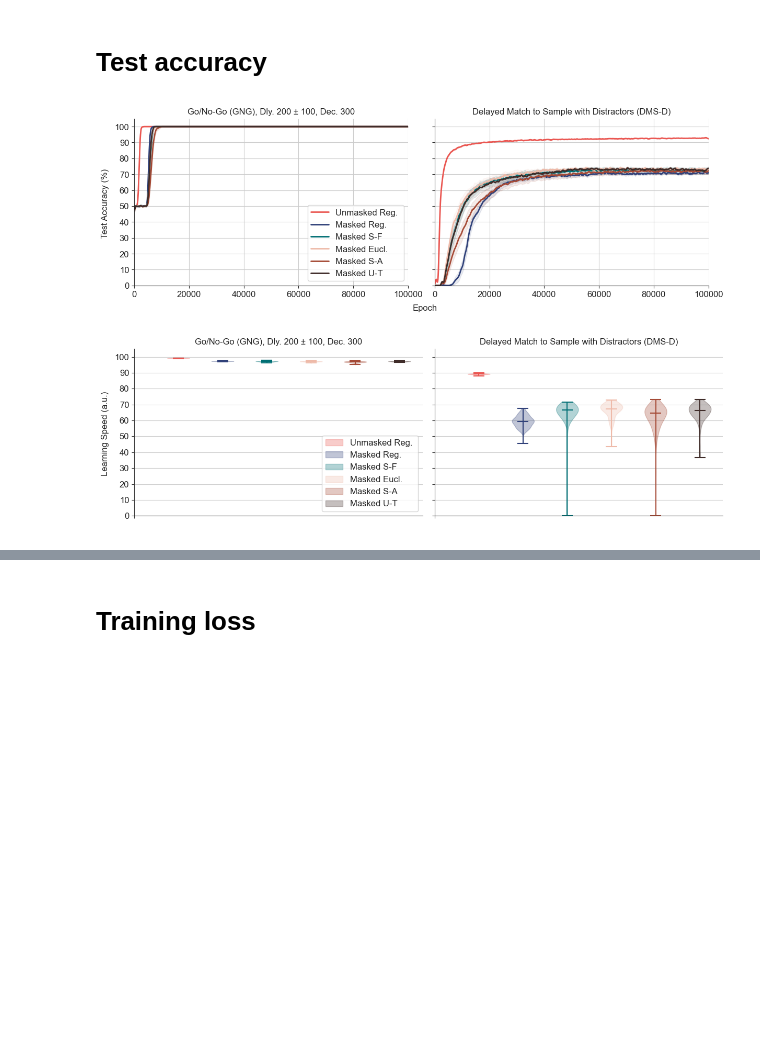
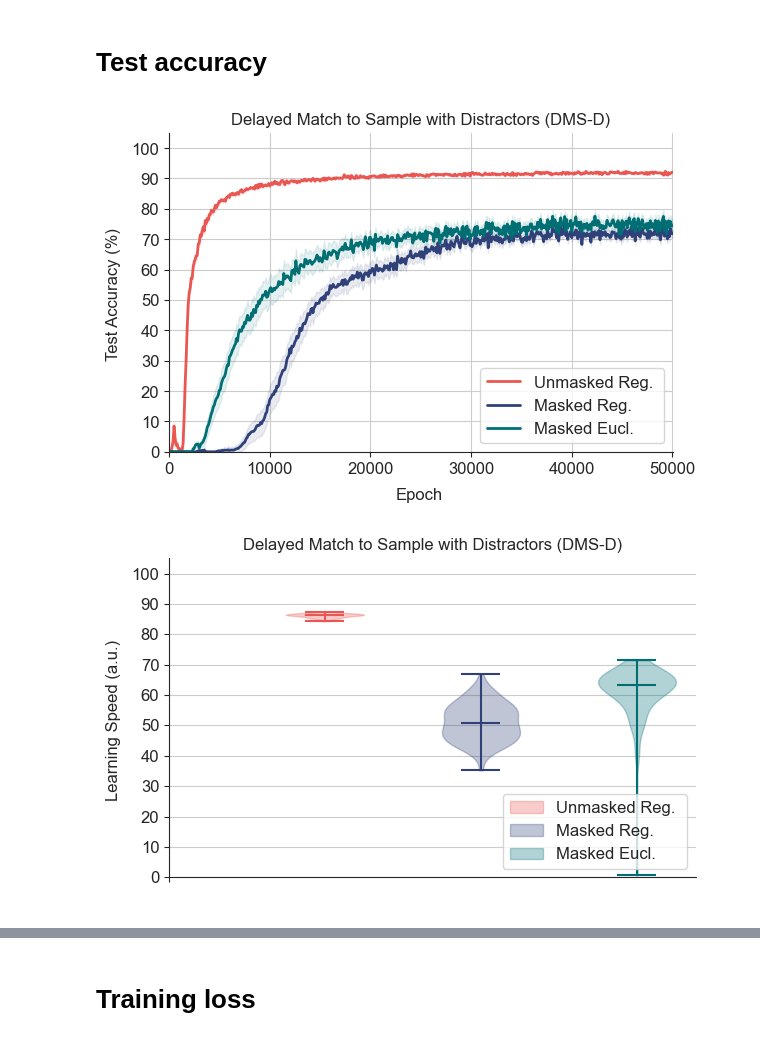
Before and after one commit to LindenParkesLab/neuro_rnn, a Jupyter notebook: scripts/biornn_results_performance.ipynb, the cells around one changed output, grey strips where cells are left out. Saved outputs shown, nothing was run; the diff lists cells and outputs as text; code cells hidden in the pictures; blank space fills up the shorter version.

```diff
--- a/scripts/biornn_results_performance.ipynb
+++ b/scripts/biornn_results_performance.ipynb
@@ -26,13 +26,13 @@ warnings.simplefilter(action='ignore', category=UserWarning)
 # Files and parameters
 # %%
 # directories and files
-model_params_name = 'model_params_202603bp'
+model_params_name = 'model_params_202606d'
 username = os.getenv('USER')
 if sys.platform == 'darwin':
     if username == 'ahmad':
         datadir = '/Users/ahmad/software/snaplab_github/neuro_rnn/data'
-        # modeldir = '/Users/ahmad/data/rutgers/neuro_rnn/results/pytorch/model/' + model_params_name
-        modeldir = '/Volumes/Sabrent_2TB/rutgers/neuro_rnn/data/' + model_params_name
+        modeldir = '/Users/ahmad/data/rutgers/neuro_rnn/results/pytorch/model/' + model_params_name
+        # modeldir = '/Volumes/Sabrent_2TB/rutgers/neuro_rnn/data/' + model_params_name
         outdir = modeldir
 elif sys.platform == 'linux':
     if username == 'ab2792':
@@ -50,10 +50,14 @@ check_only = False
 verbose = True
 save_figs = False
 
+# plotting / analysis horizon
+n_epochs_plot = 50000   # max epoch to plot & analyze (None = use all logged epochs)
+epochs_per_log = None   # epochs between logged points (None = infer per model from the outputs file)
+
 # select rows from model params CSV
 # rows_to_plot = None
-rows_to_plot = [0, 1, 4, 5, 6, 7,    8,  9, 12, 13, 14, 15]
-rows_to_plot = [2, 3, 4, 5, 6, 7,   10, 11, 12, 13, 14, 15]
+rows_to_plot = [10, 11, 13]
+rows_to_plot = [0, 1, 2]
 
 model_params, task_names, n_tasks, kernel_labels, n_kernels = utils.get_params_dataframe(
     model_params_file, rows=rows_to_plot, verbose=verbose)
@@ -111,6 +106,7 @@ if check_only:
 else:
 
     loaded_accuracy = []
+    loaded_log_freq = []   # inferred epochs-between-logged-points, per model
     loaded_loss = []
     loaded_loss_task = []
     loaded_loss_spatial = []
@@ -132,6 +128,10 @@ else:
             # load test accuracy
             loaded_accuracy.append(output_manager.load_key_across_runs('test_accuracy', epoch=final_epoch))
 
+            # infer logging cadence: (final_epoch + 1) spread over the logged points
+            acc_len = loaded_accuracy[-1][0].shape[0]
+            loaded_log_freq.append(int(round((final_epoch + 1) / max(acc_len - 1, 1))))
+
             # load training losses
             try:
                 loaded_loss.append(output_manager.load_key_across_runs('training_loss', epoch=final_epoch))
@@ -153,7 +153,8 @@ if not check_only:
 
     color_palette = utils.get_my_colors(cat_trio=False, as_list=True)
 
-    smooth_data = 7
+    smooth_data = 0
+    chance_line = None # 100 / 3  # chance accuracy (%); set to None to omit
 
     # initialise figures
     size_scale = 2.0
@@ -185,14 +186,14 @@ if not check_only:
             if smooth_data > 0:
                 test_accuracy = uniform_filter1d(input=test_accuracy, size=smooth_data, axis=1)
 
-            n_epochs_actual = test_accuracy.shape[1] * 100
-            n_logged_epochs = int(n_epochs_actual / 100)
-            if n_logged_epochs > 5000:
-                n_logged_epochs = 150
-                n_epochs_actual = n_logged_epochs * 100
-                test_accuracy = test_accuracy[:, :n_logged_epochs]
-            x_step = int(n_epochs_actual / n_logged_epochs)
-            x = np.arange(x_step, n_epochs_actual + x_step, x_step)
+            # epochs between logged points (explicit, else inferred per model)
+            ep_log = epochs_per_log if epochs_per_log is not None else loaded_log_freq[model_idx]
+            # keep only logged points up to n_epochs_plot (None = all); x in epochs
+            n_logged_keep = test_accuracy.shape[1]
+            if n_epochs_plot is not None:
+                n_logged_keep = min(n_logged_keep, max(1, round(n_epochs_plot / ep_log)))
+            test_accuracy = test_accuracy[:, :n_logged_keep]
+            x = np.arange(1, n_logged_keep + 1) * ep_log
 
             # compute mean and CI across runs
             accuracy_mean_runs = test_accuracy.mean(axis=0)
@@ -213,7 +214,7 @@ if not check_only:
                                               linewidth=2)
             f_plots.axes[this.task_index].fill_between(x, ci_lower, ci_upper,
                                                        color=color_palette[this.kernel_index], alpha=0.1)
-            xlims_plots[this.task_index] = np.max((xlims_plots[this.task_index], n_epochs_actual))
+            xlims_plots[this.task_index] = np.max((xlims_plots[this.task_index], x[-1]))
 
             # plot time-averaged accuracy as violin plot
             violin_parts = f_violin.axes[this.task_index].violinplot(
@@ -239,6 +240,11 @@ if not check_only:
         f_plots.axes[task_index].set_xticks(np.arange(0, xmax + 10, int(xmax / 5)))
         f_plots.axes[task_index].set_yticks(np.arange(0, 100 + 1, 10))
         f_plots.axes[task_index].tick_params(bottom=True, left=True)
+        if chance_line is not None:
+            f_plots.axes[task_index].axhline(chance_line, color='dimgray',
+                                             linestyle='--', linewidth=1, zorder=0)
+            f_plots.axes[task_index].text(xmax + 10, chance_line, 'chance', color='dimgray',
+                                          ha='right', va='bottom', fontsize=font_size)
         if task_index == 0:
             f_plots.axes[task_index].legend(loc='lower right')
         f_plots.axes[task_index].set_title(utils.get_task_label(task_names[task_index]),
@@ -249,32 +255,32 @@ if not check_only:
 
     # set title and labels for violin plots
     for task_index in np.arange(n_tasks):
         f_violin.axes[task_index].set_ylim([0, 105])
         f_violin.axes[task_index].set_xticks((-1,))
         f_violin.axes[task_index].set_xticklabels([' '])
         f_violin.axes[task_index].set_yticks(np.arange(0, 100 + 1, 10))
         f_violin.axes[task_index].tick_params(bottom=True, left=True)
         if task_index == 0:
             f_violin.axes[task_index].legend(violin_bodies, kernel_labels, loc='lower right')
         f_violin.axes[task_index].set_title(utils.get_task_label(task_names[task_index]),
                                             fontsize=font_size)
         f_violin.axes[task_index].grid()
     f_violin.text(0.0, 0.5, 'Learning Speed (a.u.)', ha='center', va='center', rotation='vertical')
 
     sns.despine(fig=f_plots, offset=0, trim=False, left=False, right=True, top=True, bottom=False)
     sns.despine(fig=f_violin, offset=0, trim=False, left=False, right=True, top=True, bottom=False)
 
     f_plots.tight_layout()
     f_violin.tight_layout()
     plt.show()
 
     # save svg
     if save_figs:
         models_file = os.path.splitext(os.path.basename(model_params_file))[0]
         f_plots.savefig(os.path.join(outdir, 'accuracy_{:}_plots.svg'.format(models_file)),
                         dpi=300, bbox_inches='tight', pad_inches=0.01)
         f_violin.savefig(os.path.join(outdir, 'accuracy_{:}_violin.svg'.format(models_file)),
                          dpi=300, bbox_inches='tight', pad_inches=0.01)
 # %% [output]
-[figure, old version]
+[figure, new version]
-[figure, old version]
+[figure, new version]
```
Also changed, not shown: parts of 6 cells of this notebook, 6 other files.
